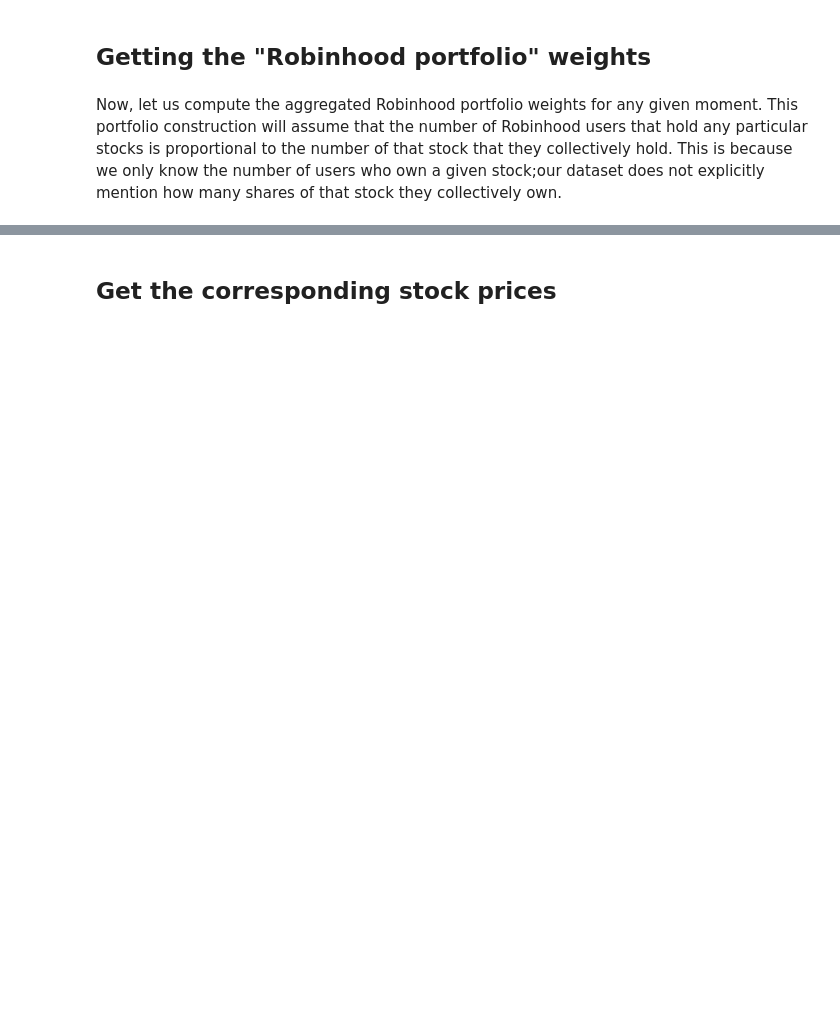
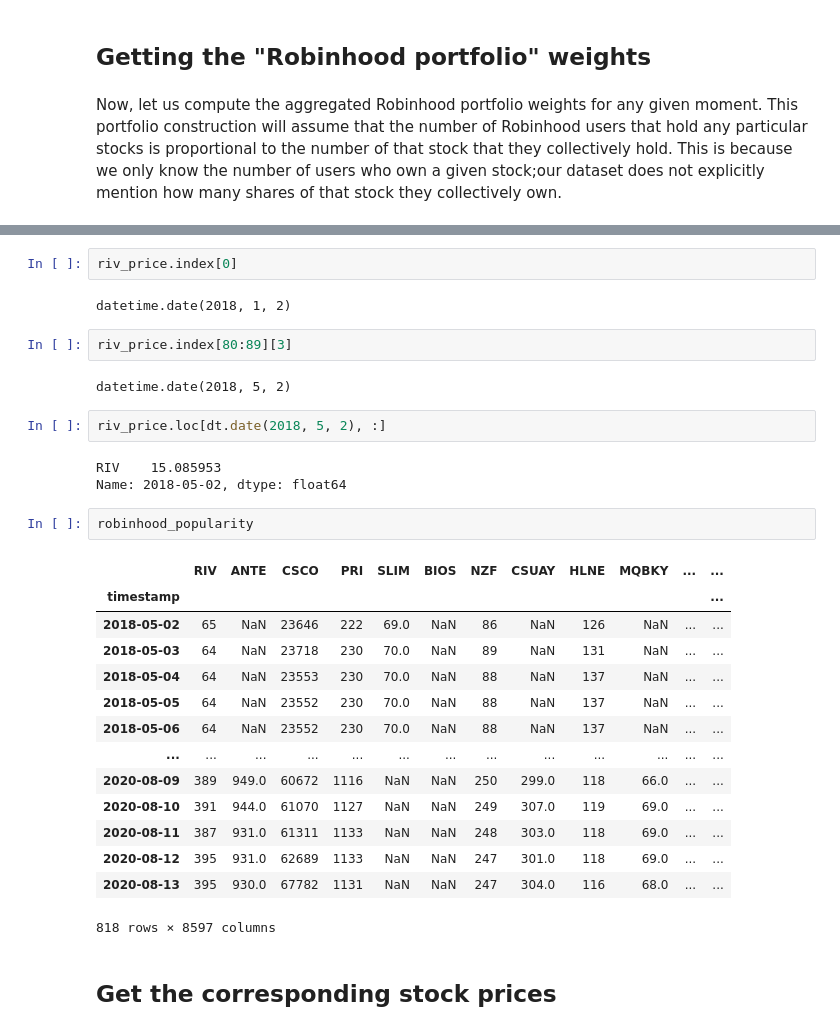
Before and after one commit to GabCaz/robinhoodMarket, a Jupyter notebook: Study of Robinhood Market Impact for Risk Management.ipynb, the cells around one changed output, grey strips where cells are left out. Cells and saved outputs as stored; diff of their text form; blank space fills up the shorter version.

```diff
--- a/Study of Robinhood Market Impact for Risk Management.ipynb
+++ b/Study of Robinhood Market Impact for Risk Management.ipynb
@@ -184,2 +250,32 @@ Now, let us compute the aggregated Robinhood portfolio weights for any given mom
+# %%
+riv_price.index[0]
+# %% [output]
+datetime.date(2018, 1, 2)
+# %%
+riv_price.index[80:89][3]
+# %% [output]
+datetime.date(2018, 5, 2)
+# %%
+riv_price.loc[dt.date(2018, 5, 2), :]
+# %% [output]
+RIV    15.085953
+Name: 2018-05-02, dtype: float64
+# %%
+robinhood_popularity
+# %% [output]
+|  | RIV | ANTE | CSCO | PRI | SLIM | BIOS | NZF | CSUAY | HLNE | MQBKY | ... | ... |
+| timestamp |  |  |  |  |  |  |  |  |  |  |  | ... |
+| 2018-05-02 | 65 | NaN | 23646 | 222 | 69.0 | NaN | 86 | NaN | 126 | NaN | ... | ... |
+| 2018-05-03 | 64 | NaN | 23718 | 230 | 70.0 | NaN | 89 | NaN | 131 | NaN | ... | ... |
+| 2018-05-04 | 64 | NaN | 23553 | 230 | 70.0 | NaN | 88 | NaN | 137 | NaN | ... | ... |
+| 2018-05-05 | 64 | NaN | 23552 | 230 | 70.0 | NaN | 88 | NaN | 137 | NaN | ... | ... |
+| 2018-05-06 | 64 | NaN | 23552 | 230 | 70.0 | NaN | 88 | NaN | 137 | NaN | ... | ... |
+| ... | ... | ... | ... | ... | ... | ... | ... | ... | ... | ... | ... | ... |
+| 2020-08-09 | 389 | 949.0 | 60672 | 1116 | NaN | NaN | 250 | 299.0 | 118 | 66.0 | ... | ... |
+| 2020-08-10 | 391 | 944.0 | 61070 | 1127 | NaN | NaN | 249 | 307.0 | 119 | 69.0 | ... | ... |
+| 2020-08-11 | 387 | 931.0 | 61311 | 1133 | NaN | NaN | 248 | 303.0 | 118 | 69.0 | ... | ... |
+| 2020-08-12 | 395 | 931.0 | 62689 | 1133 | NaN | NaN | 247 | 301.0 | 118 | 69.0 | ... | ... |
+| 2020-08-13 | 395 | 930.0 | 67782 | 1131 | NaN | NaN | 247 | 304.0 | 116 | 68.0 | ... | ... |
+818 rows × 8597 columns
 # %% [markdown]
 ## Get the corresponding stock prices
```
Also changed, not shown: parts of 14 cells of this notebook, 3 other files.
